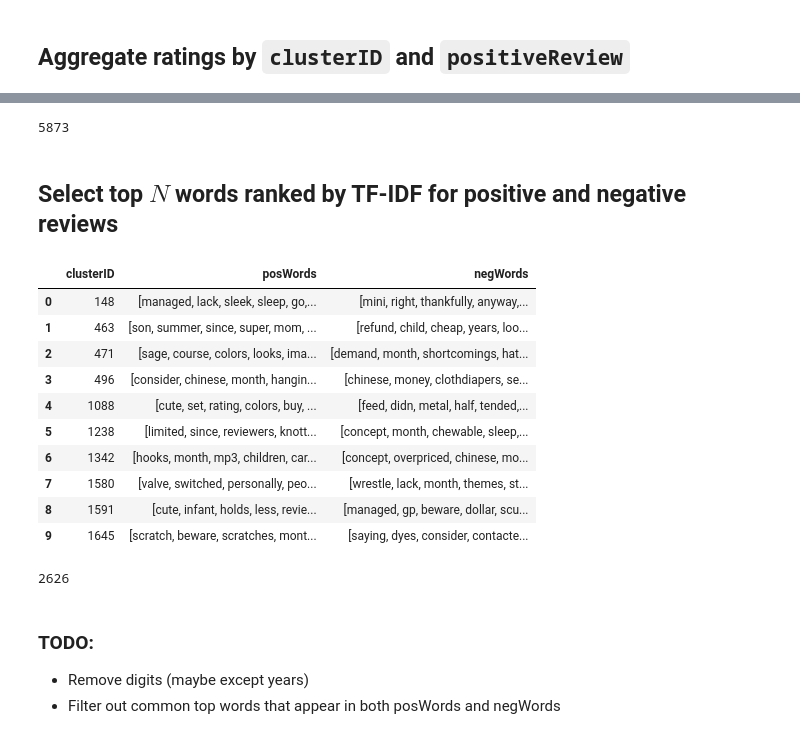
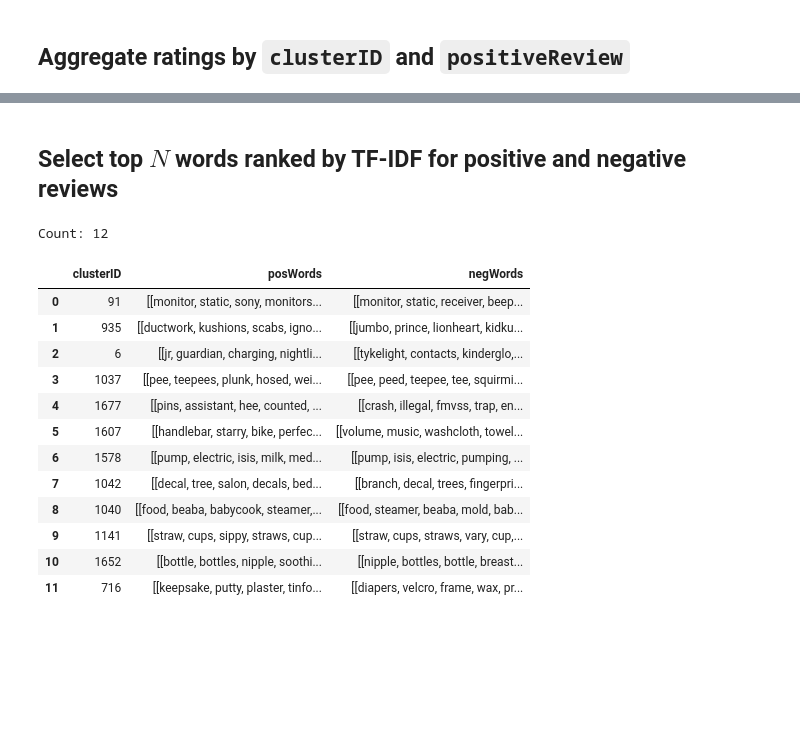
Before and after one commit to wezteoh/hack_on_data, a Jupyter notebook: clustering/Word Processing.ipynb, the cells around one changed output, grey strips where cells are left out. Cells and saved outputs as stored; diff of their text form; code cells hidden in the pictures; blank space fills up the shorter version.

```diff
--- a/clustering/Word Processing.ipynb
+++ b/clustering/Word Processing.ipynb
@@ -159,4 +153,4 @@ displayDF(raw2DF, 2)
 # %%
-rawDF = raw1DF.join(raw2DF, on='asin')
+rawDF = clusteredProductMetaDF.join(reviewDF, on='asin').filter(pick_clusters('clusterID'))
 displayDF(rawDF, 3)
 # %% [output]
@@ -178,8 +185,11 @@ with open('stopwords.csv', 'r') as csvFile:
 # Add '' to stopwords
 stopwords.append('')
 
+# Add brands into stopwords
+stopwords.extend(uniqueBrands)
+
 # Broadcast stopwords
 stopwords_broadcast = spark.sparkContext.broadcast(stopwords)
 
-print 'List of stopwords:\n\n{}'.format(stopwords)
+print 'Top 100 stopwords:\n\n{}'.format(stopwords[:100])
 # %% [output]
@@ -239,7 +249,8 @@ def preprocess_DF(rawDF):
                     F.col('overall'),
                     udf(F.concat_ws(' ',
                                     F.col('summary'),
-                                    F.col('reviewText'))).alias('reviews')))
+                                    F.col('reviewText'))).alias('reviews'))
+           .cache())
 # %%
 preprocessedDF = preprocess_DF(filter_helpful_reviews(rawDF, pct_helpful=.5, min_votes=3))
 displayDF(preprocessedDF, 5)
@@ -328,7 +341,3 @@ displayDF(aggregatedDF, 6)
-# %%
-aggregatedDF.count()
-# %% [output]
-5873
 # %% [markdown]
 ## Select top $N$ words ranked by TF-IDF for positive and negative reviews
 # %%
@@ -400,13 +410,11 @@ def top_N_words(DF, N=10):
     # Calculate tfidf as an rdd of (clusterID, positiveReview, top_N_tokens)
     topNwordsRDD = (tfRDD
                     .mapValues(lambda tf_dict: [(token, float(tf_dict[token]) / idfs_broadcast.value[token]) for token in tf_dict.keys()])
-                    .sortBy(lambda ((clusterID, positiveReview), tfidfs): ((clusterID, not positiveReview, sorted(tfidfs, key=lambda (token, tfidf): -tfidf))))
-                    .mapValues(lambda tfidfs: map(lambda (token, tfidf): token, tfidfs)[:N])
-                    .map(lambda ((clusterID, positiveReview), top_N_tokens): (clusterID, positiveReview, top_N_tokens))
+                    .mapValues(lambda tfidfs: sorted(tfidfs, key=lambda (token, tfidf): -tfidf)) # Sort words in descending order
+#                     .sortBy(lambda ((clusterID, positiveReview), tfidfs): ((clusterID, not positiveReview, sorted(tfidfs, key=lambda (token, tfidf): -tfidf))))
+                    .mapValues(lambda tfidfs: map(lambda (token, tfidf): token, tfidfs)[:N]) # Map (word, score) tuple to top N words
+                    .map(lambda ((clusterID, positiveReview), top_N_tokens): (clusterID, positiveReview, top_N_tokens)) # Flatten tuple
                     .cache())
-
-#     return (tfRDD, idf(DF.select('tokens')), topNwordsRDD)
-#     return topNwordsRDD
 
     # Transform topNwordsRDD to an RDD of form (clusterID, top_N_positive, top_N_negative)
     temp_schema = T.StructType([
@@ -422,48 +430,22 @@ def top_N_words(DF, N=10):
             .drop('positiveReview', 'topWords')
             .groupBy('clusterID')
             .agg(F.collect_list('posWords').alias('posWords'), F.collect_list('negWords').alias('negWords'))
-            .cache()
-#             .select('clusterID', F.explode('posWords').alias('posWords'), 'negWords')
-#             .select('clusterID', 'posWords', F.explode('negWords').alias('negWords')))
-#                 .groupBy('clusterID')
-#                 .agg(F.collect_list('topWords').alias('posAndNegWords'))
-#                 .rdd
-#                 .map(lambda (clusterID, words): (clusterID, words[0], words[1])))
-           )
-
-#     return finalRDD
-
-    # Return finalRDD as a dataframe
-    final_schema = T.StructType([
-        (T.StructField('clusterID', T.IntegerType())),
-        (T.StructField('posWords', T.ArrayType(T.StringType()))),
-        (T.StructField('negWords', T.ArrayType(T.StringType())))
-    ])
-
-    return (spark
-            .createDataFrame(finalRDD, final_schema)
-            .sort('clusterID')
             .cache())
 # %%
-finalDF = top_N_words(aggregatedDF)
-displayDF(finalDF)
+finalDF = top_N_words(aggregatedDF, N=20)
+displayDF(finalDF, 20)
 # %% [output]
+Count: 12
 |  | clusterID | posWords | negWords |
-| 0 | 148 | [managed, lack, sleek, sleep, go,... | [mini, right, thankfully, anyway,... |
-| 1 | 463 | [son, summer, since, super, mom, ... | [refund, child, cheap, years, loo... |
-| 2 | 471 | [sage, course, colors, looks, ima... | [demand, month, shortcomings, hat... |
-| 3 | 496 | [consider, chinese, month, hangin... | [chinese, money, clothdiapers, se... |
-| 4 | 1088 | [cute, set, rating, colors, buy, ... | [feed, didn, metal, half, tended,... |
-| 5 | 1238 | [limited, since, reviewers, knott... | [concept, month, chewable, sleep,... |
-| 6 | 1342 | [hooks, month, mp3, children, car... | [concept, overpriced, chinese, mo... |
-| 7 | 1580 | [valve, switched, personally, peo... | [wrestle, lack, month, themes, st... |
-| 8 | 1591 | [cute, infant, holds, less, revie... | [managed, gp, beware, dollar, scu... |
-| 9 | 1645 | [scratch, beware, scratches, mont... | [saying, dyes, consider, contacte... |
+| 0 | 91 | [[monitor, static, sony, monitors... | [[monitor, static, receiver, beep... |
+| 1 | 935 | [[ductwork, kushions, scabs, igno... | [[jumbo, prince, lionheart, kidku... |
+| 2 | 6 | [[jr, guardian, charging, nightli... | [[tykelight, contacts, kinderglo,... |
+| 3 | 1037 | [[pee, teepees, plunk, hosed, wei... | [[pee, peed, teepee, tee, squirmi... |
+| 4 | 1677 | [[pins, assistant, hee, counted, ... | [[crash, illegal, fmvss, trap, en... |
+| 5 | 1607 | [[handlebar, starry, bike, perfec... | [[volume, music, washcloth, towel... |
+| 6 | 1578 | [[pump, electric, isis, milk, med... | [[pump, isis, electric, pumping, ... |
+| 7 | 1042 | [[decal, tree, salon, decals, bed... | [[branch, decal, trees, fingerpri... |
+| 8 | 1040 | [[food, beaba, babycook, steamer,... | [[food, steamer, beaba, mold, bab... |
+| 9 | 1141 | [[straw, cups, sippy, straws, cup... | [[straw, cups, straws, vary, cup,... |
+| 10 | 1652 | [[bottle, bottles, nipple, soothi... | [[nipple, bottles, bottle, breast... |
+| 11 | 716 | [[keepsake, putty, plaster, tinfo... | [[diapers, velcro, frame, wax, pr... |
-# %%
-finalDF.count()
-# %% [output]
-2626
-# %% [markdown]
-### TODO:
-- Remove digits (maybe except years)
-- Filter out common top words that appear in both posWords and negWords
```
Also changed, not shown: parts of 25 cells of this notebook.
